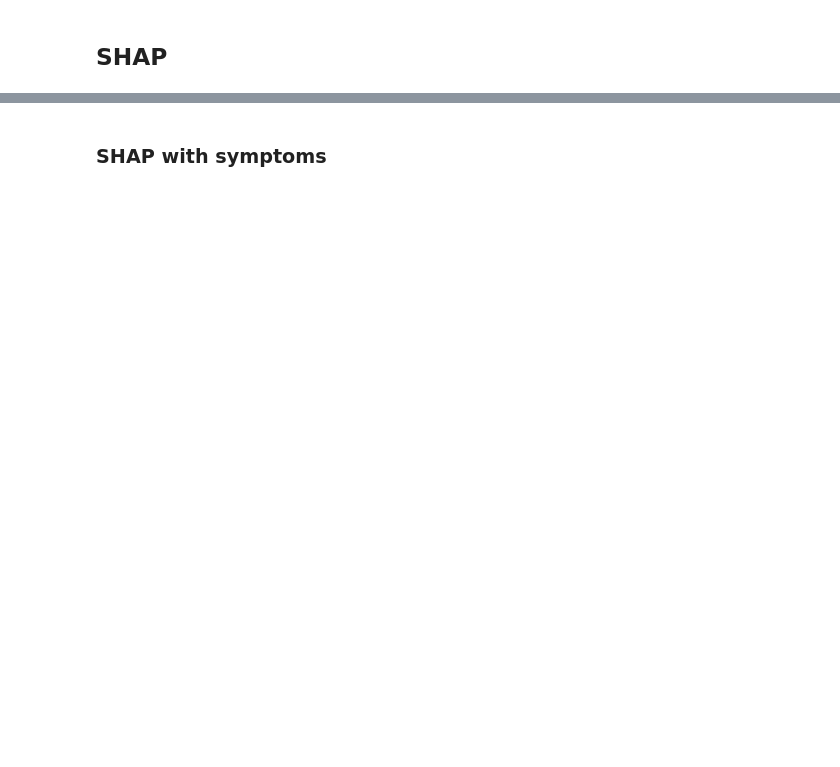
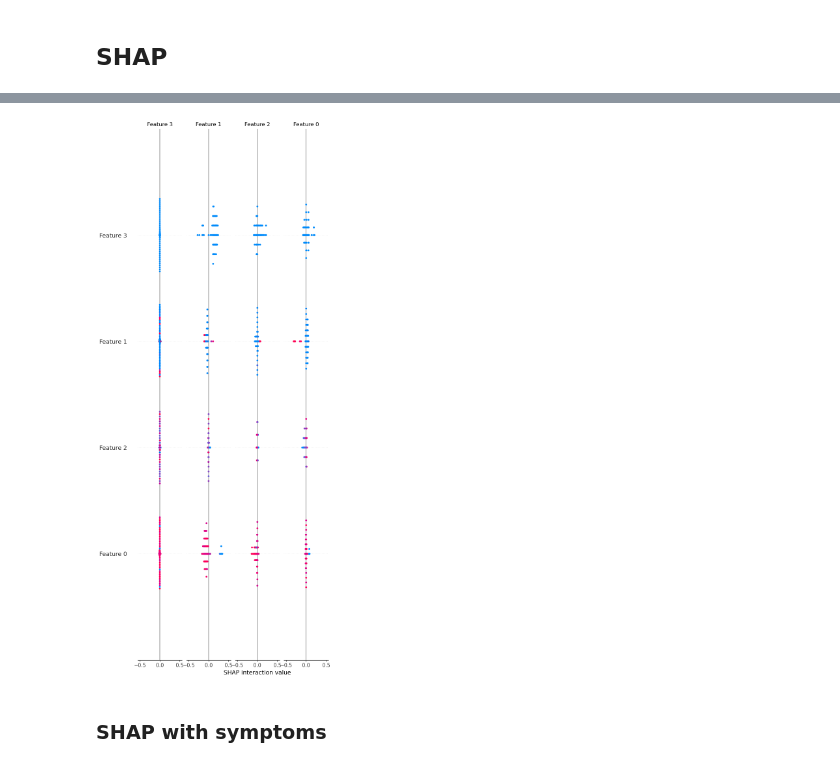
Before and after one commit to kaminskaolga/phd_NN, a Jupyter notebook: NN.ipynb, the cells around one changed output, grey strips where cells are left out. Drawn from its saved outputs; the diff is of its cells as text; code cells hidden in the pictures; blank space fills up the shorter version.

Commit message:
update with shap

```diff
--- a/NN.ipynb
+++ b/NN.ipynb
@@ -973,3 +974,20 @@ Model ann having AUC-ROC (macro average): 0.6169
 [figure]
 # %% [markdown]
 ## PLENARY
+# %%
+def create_plenary_model(input_shape=(86,), num_classes=num_classes ):
+    model = Sequential([
+        Input(shape=(86,)),
+        Dense(64, activation='relu'  ),
+        Dropout(0.2),
+        Dense(10),
+        Dense(4, activation='softmax')
+    ])
+
+    model.compile(
+        optimizer=tf.optimizers.Adam(learning_rate=0.002),
+        loss = 'categorical_crossentropy',
+        metrics=['mae', 'accuracy']
+        , weighted_metrics=['mae', 'accuracy']
+    )
+    return model
@@ -975,0 +998,8 @@ Model ann having AUC-ROC (macro average): 0.6169
+# %%
+
+early_stopping = EarlyStopping(monitor='val_loss', patience=5, restore_best_weights=True)
+# Słownik funkcji budujących modele
+model_builders_plenary = {
+    'plenary': create_plenary_model
+
+}
@@ -1016,8 +1283,9 @@ Model ann having AUC-ROC (macro average): 0.6169
 # %%
 # #prepare data for shap
-# X_train_summary = shap.sample(X_train_scaled, 100)
-# end = len(X_test_scaled)
-# feature_names=X_test.columns
-# classes_names_states= list(label_coding.keys())
+X_train_summary = shap.sample(X_train_scaled_flat2, 100)
+end = len(X_test_scaled)
+model = trained_models_flat_plenary['plenary']
+# feature_names = X_train_scaled_flat2.columns
+# classes_names_states = list(label_coding.keys())
 
 # data_shap_df=pd.DataFrame(X_test_scaled[1:end:100,:], columns = feature_names)
@@ -1029,0 +1292,5 @@ Model ann having AUC-ROC (macro average): 0.6169
+# %%
+explainer = shap.KernelExplainer(model.predict, X_train_summary)
+
+#explainer = shap.KernelExplainer(trained_models_flat_plenary['plenary']  , X_train_summary)
+shap_values = explainer.shap_values(X_test_scaled_flat[1 :100, : ])
@@ -1032,6 +1324,11 @@ Model ann having AUC-ROC (macro average): 0.6169
 # classes_names_states = []
 # for label in y_test_states_encoded:
 #      classes_names_states.append(list(label_coding.keys())[list(label_coding.values()).index(label)])
+# %%
+shap.summary_plot(shap_values, X_test_scaled_flat[1 :100, : ], plot_type="bar" ) # class_names= classes_names_states,
+                     #feature_names = feature_names, max_display=max_features , show=False)
+# %% [output]
+[figure, added]
 # %%
 # #I'm plotting the global explanation for all classes, varying the number of features to share
 # model_name='two_head'
```
Also changed, not shown: parts of 15 cells of this notebook.
